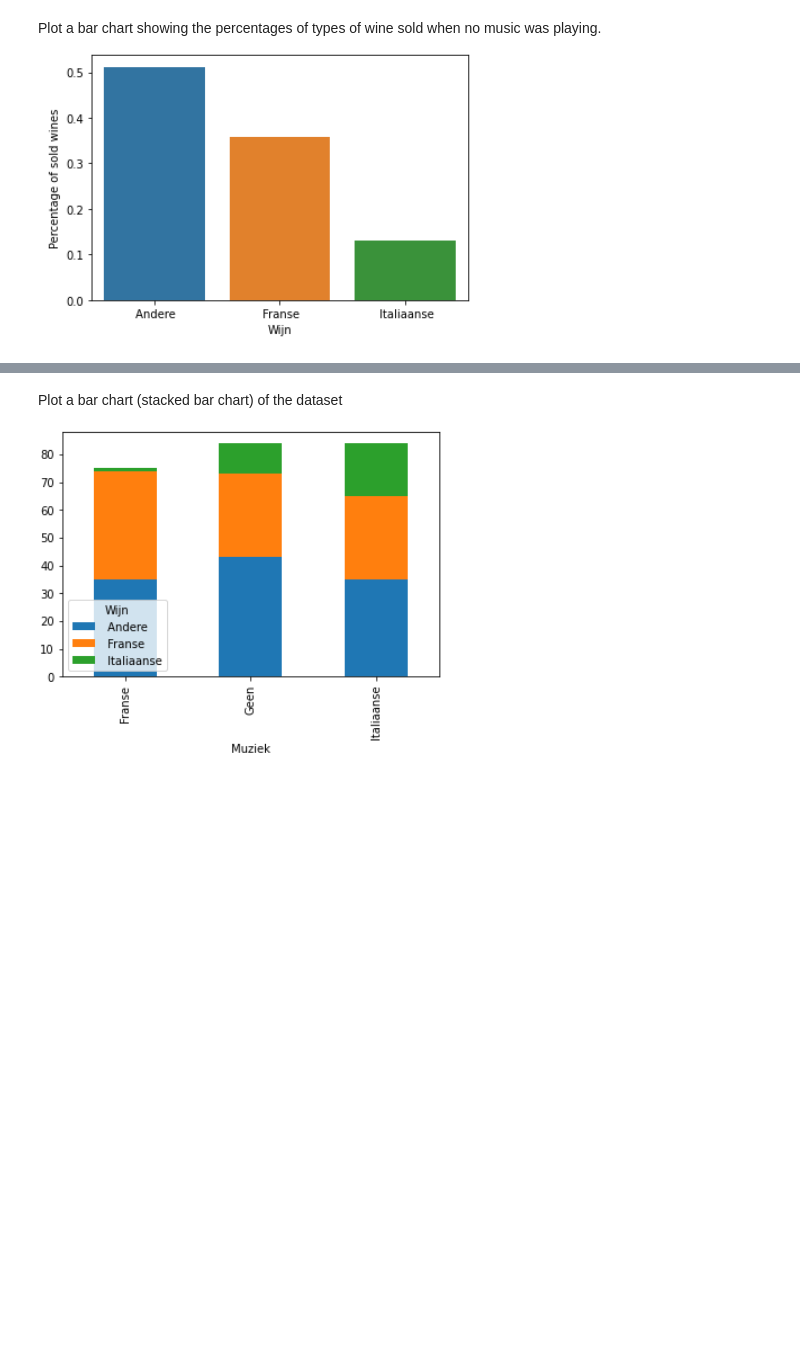
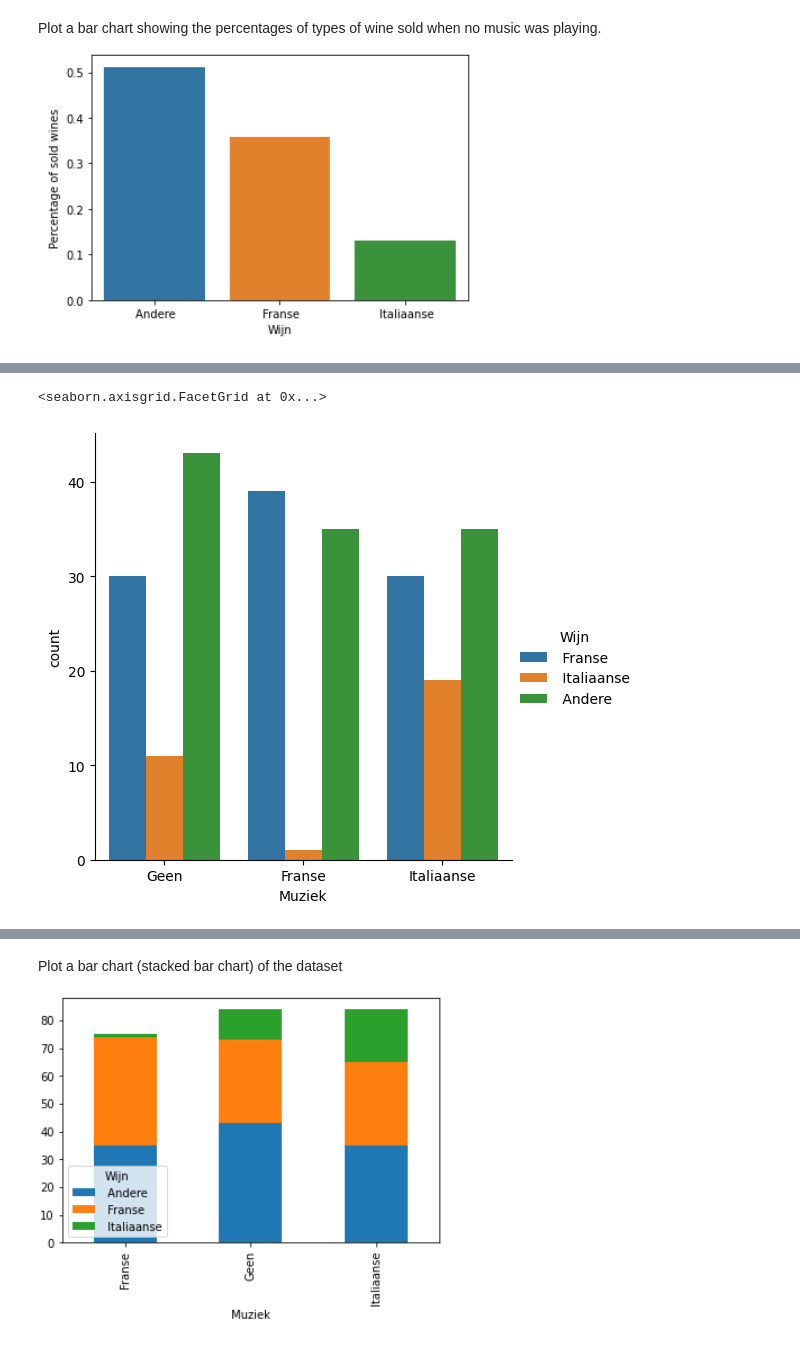
Before and after one commit to Bataklik/Data-Science-_-AI, a Jupyter notebook: 4-bivariate-qual/labs_chi_squared.ipynb, the cells around one changed output, grey strips where cells are left out. Saved outputs shown, nothing was run; the diff lists cells and outputs as text; code cells hidden in the pictures; blank space fills up the shorter version.

```diff
--- a/4-bivariate-qual/labs_chi_squared.ipynb
+++ b/4-bivariate-qual/labs_chi_squared.ipynb
@@ -62,3 +163,8 @@ Plot a bar chart showing the percentages of types of wine sold when no music was
+# %%
+sns.catplot(data=dataFrame, x="Muziek", hue='Wijn', kind="count")
+# %% [output]
+<seaborn.axisgrid.FacetGrid at 0x...>
+[figure, added]
 # %% [markdown]
 Plot a clustered bar chart of the dataset
 
```
Also changed, not shown: parts of 13 cells of this notebook, 2 other files.
